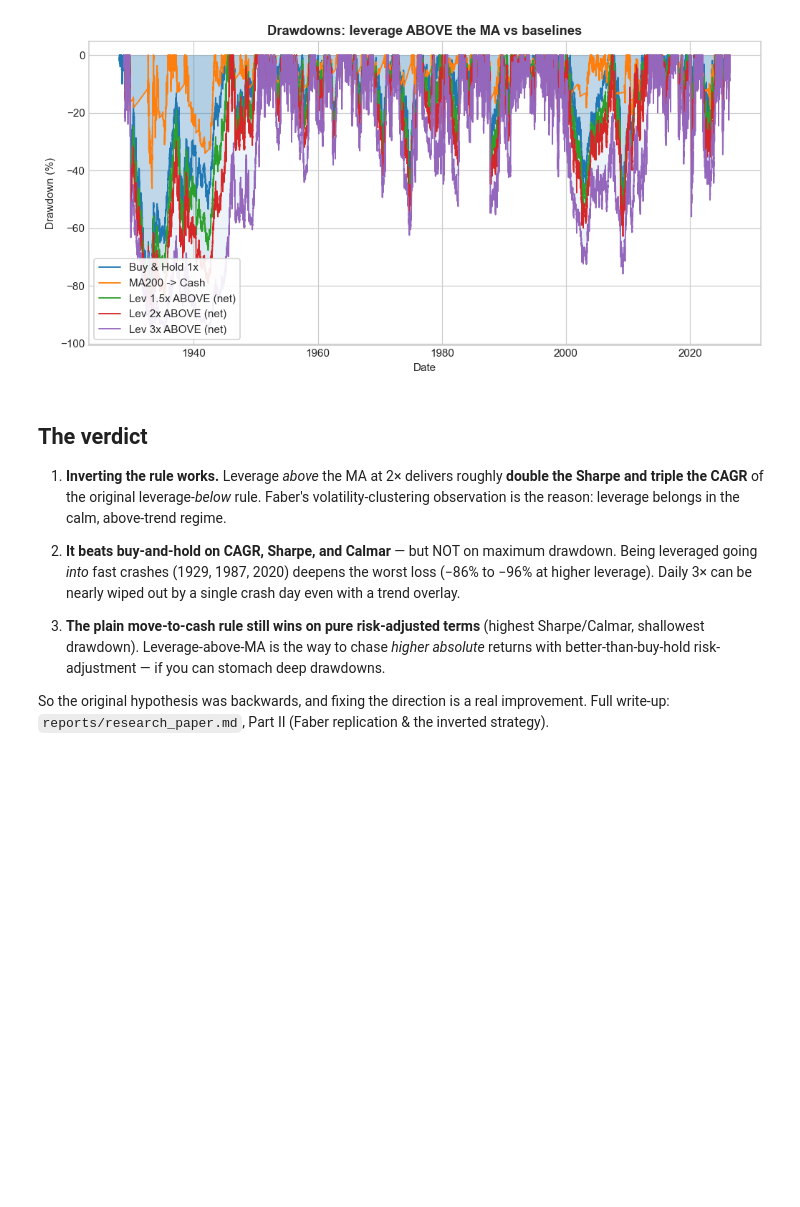
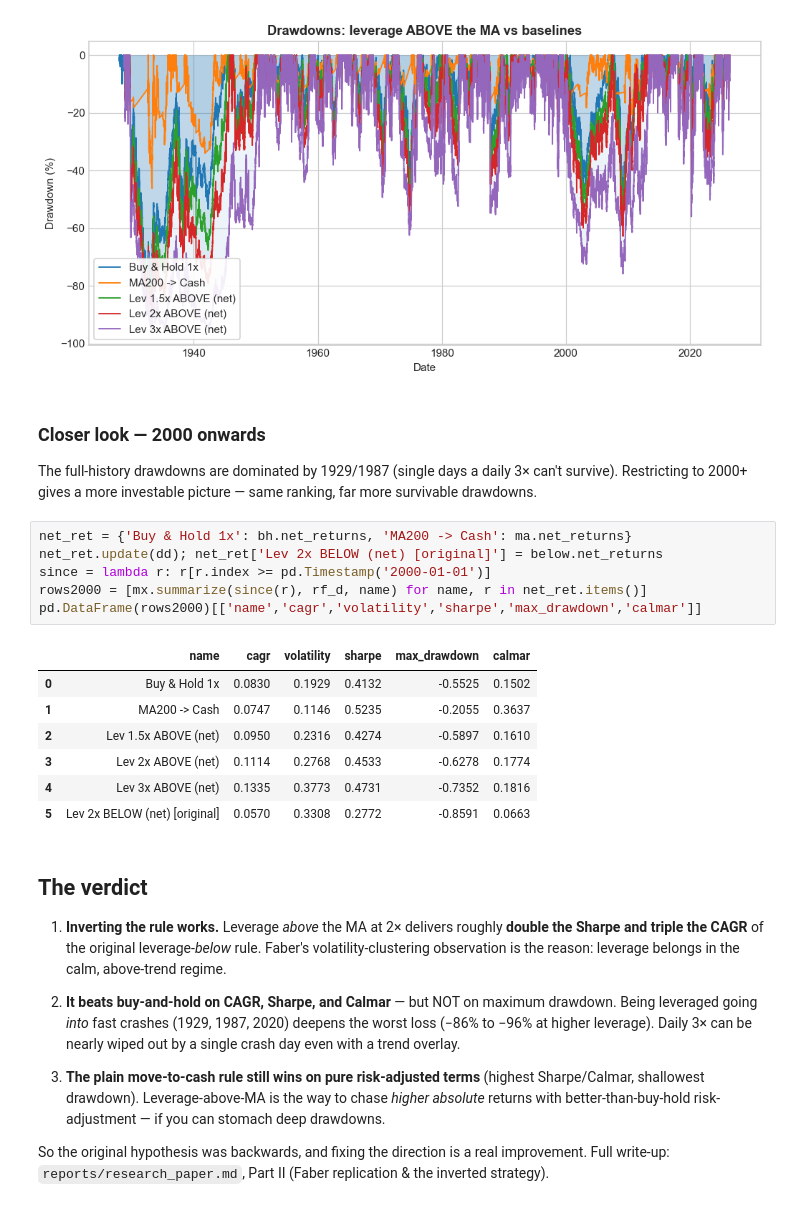
Before and after one commit to Taff1887/leveraged-trend-following, a Jupyter notebook: notebooks/09_faber_replication_and_inverted_leverage.ipynb, the cells around one changed output. Saved outputs shown, nothing was run; the diff lists cells and outputs as text; blank space fills up the shorter version.

```diff
--- a/notebooks/09_faber_replication_and_inverted_leverage.ipynb
+++ b/notebooks/09_faber_replication_and_inverted_leverage.ipynb
@@ -143,6 +163,24 @@ fig = pl.plot_drawdowns(alld, 'Drawdowns: leverage ABOVE the MA vs baselines',
 # %% [output]
 [figure]
 [figure]
+# %% [markdown]
+### Closer look — 2000 onwards
+
+The full-history drawdowns are dominated by 1929/1987 (single days a daily 3× can't survive). Restricting to 2000+ gives a more investable picture — same ranking, far more survivable drawdowns.
+# %%
+net_ret = {'Buy & Hold 1x': bh.net_returns, 'MA200 -> Cash': ma.net_returns}
+net_ret.update(dd); net_ret['Lev 2x BELOW (net) [original]'] = below.net_returns
+since = lambda r: r[r.index >= pd.Timestamp('2000-01-01')]
+rows2000 = [mx.summarize(since(r), rf_d, name) for name, r in net_ret.items()]
+pd.DataFrame(rows2000)[['name','cagr','volatility','sharpe','max_drawdown','calmar']]
+# %% [output]
+|  | name | cagr | volatility | sharpe | max_drawdown | calmar |
+| 0 | Buy & Hold 1x | 0.0830 | 0.1929 | 0.4132 | -0.5525 | 0.1502 |
+| 1 | MA200 -> Cash | 0.0747 | 0.1146 | 0.5235 | -0.2055 | 0.3637 |
+| 2 | Lev 1.5x ABOVE (net) | 0.0950 | 0.2316 | 0.4274 | -0.5897 | 0.1610 |
+| 3 | Lev 2x ABOVE (net) | 0.1114 | 0.2768 | 0.4533 | -0.6278 | 0.1774 |
+| 4 | Lev 3x ABOVE (net) | 0.1335 | 0.3773 | 0.4731 | -0.7352 | 0.1816 |
+| 5 | Lev 2x BELOW (net) [original] | 0.0570 | 0.3308 | 0.2772 | -0.8591 | 0.0663 |
 # %% [markdown]
 ## The verdict
 
```
Also changed, not shown: parts of 2 cells of this notebook, 16 other files.
